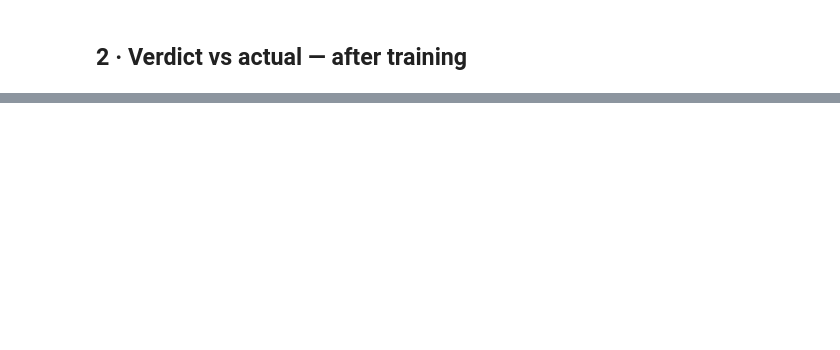
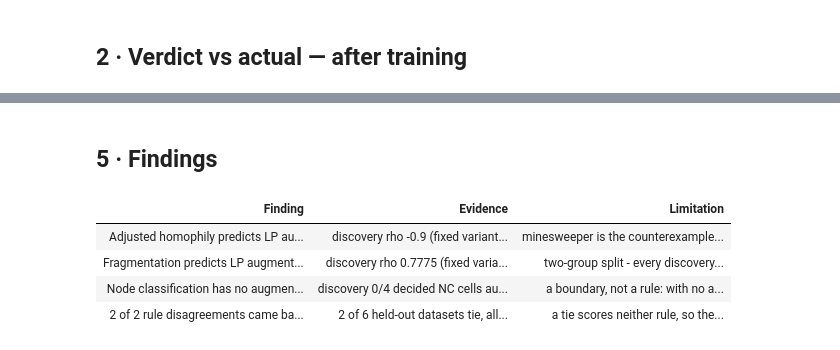
Before and after one commit to SafiUllahAdam/Structure-Aware-Graph-Augmentation-for-GNNs, a Jupyter notebook: notebooks/6-phase6_module3_validation.ipynb, the cells around one changed output, grey strips where cells are left out. Saved outputs shown, nothing was run; the diff lists cells and outputs as text; code cells hidden in the pictures; blank space fills up the shorter version.

```diff
--- a/notebooks/6-phase6_module3_validation.ipynb
+++ b/notebooks/6-phase6_module3_validation.ipynb
@@ -122,0 +179,42 @@ STATS  datasets 6  |  R1 (adj_h) 3/4 correct  |  R2 (largest_comp_frac) 3/4 corr
+# %% [markdown]
+## 5 · Findings
+# %%
+hits = {r.name: [v for v in ev[f"{r.name}_correct"] if isinstance(v, bool)] for r in fr.FROZEN_RULES}
+nc = sm.nc_verdicts(fr.HELDOUT)                     # no rule covers node classification - reported as the boundary check
+nc_ok = nc[nc["usable"]]
+d = disc.set_index("rule")
+nc_disc = pd.read_csv(sm.DISCOVERY_CSV).query("task_family == 'node classification' and target == 'gap_rel'").iloc[0]
+split_rules, tied = ev["rule1_pred"] != ev["rule2_pred"], ev["actual_verdict"] == "tie"
+
+findings = pd.DataFrame([
+    {"finding": "Adjusted homophily predicts LP augmentation (R1)",
+     "evidence": f"discovery rho {d.loc['rule1', 'spearman_rho']} (fixed variant {d.loc['rule1', 'fixed_variant_rho']}), "
+                 f"LODO min |rho| {d.loc['rule1', 'lodo_min_abs_rho']}, {d.loc['rule1', 'n_datasets']} datasets; "
+                 f"held-out {sum(hits['rule1'])}/{len(hits['rule1'])} correct",
+     "limitation": "minesweeper is the counterexample: heterophilous AND augmented by the rule, but structurally uniform "
+                   "(3 distinct degrees), so role edges replace real adjacency and it loses"},
+    {"finding": "Fragmentation predicts LP augmentation (R2)",
+     "evidence": f"discovery rho {d.loc['rule2', 'spearman_rho']} (fixed variant {d.loc['rule2', 'fixed_variant_rho']}), "
+                 f"LODO min |rho| {d.loc['rule2', 'lodo_min_abs_rho']}, {d.loc['rule2', 'n_datasets']} datasets; "
+                 f"held-out {sum(hits['rule2'])}/{len(hits['rule2'])} correct",
+     "limitation": "two-group split - every discovery augment cell sits at largest_comp_frac 1.0, so the cut is arbitrary "
+                   "inside its interval and still coincides with dataset provenance; misses minesweeper too"},
+    {"finding": "Node classification has no augmentation rule",
+     "evidence": f"discovery {int(nc_disc['n_augment'])}/{int(nc_disc['n_decided'])} decided NC cells augment; "
+                 f"held-out {int((nc_ok['verdict'] == 'augment').sum())}/{len(nc_ok)}",
+     "limitation": "a boundary, not a rule: with no augment case there is nothing to separate, so more NC datasets are needed"},
+    {"finding": f"{int((split_rules & tied).sum())} of {int(split_rules.sum())} rule disagreements came back a tie",
+     "evidence": f"{int(tied.sum())} of {len(ev)} held-out datasets tie, all in the homophilous + connected quadrant "
+                 "where the best variant is hybrid (additive, so it keeps every original edge)",
+     "limitation": "a tie scores neither rule, so the disagreement quadrant is still untested"},
+])
+
+display(findings.rename(columns={"finding": "Finding", "evidence": "Evidence", "limitation": "Limitation"})
+        .style.hide(axis="index").set_table_styles(STYLE)
+        .set_properties(**{"text-align": "left"}))
+# %% [output]
+| Finding | Evidence | Limitation |
+| Adjusted homophily predicts LP au... | discovery rho -0.9 (fixed variant... | minesweeper is the counterexample... |
+| Fragmentation predicts LP augment... | discovery rho 0.7775 (fixed varia... | two-group split - every discovery... |
+| Node classification has no augmen... | discovery 0/4 decided NC cells au... | a boundary, not a rule: with no a... |
+| 2 of 2 rule disagreements came ba... | 2 of 6 held-out datasets tie, all... | a tie scores neither rule, so the... |
```
Also changed, not shown: parts of 7 cells of this notebook, 1 other file.
